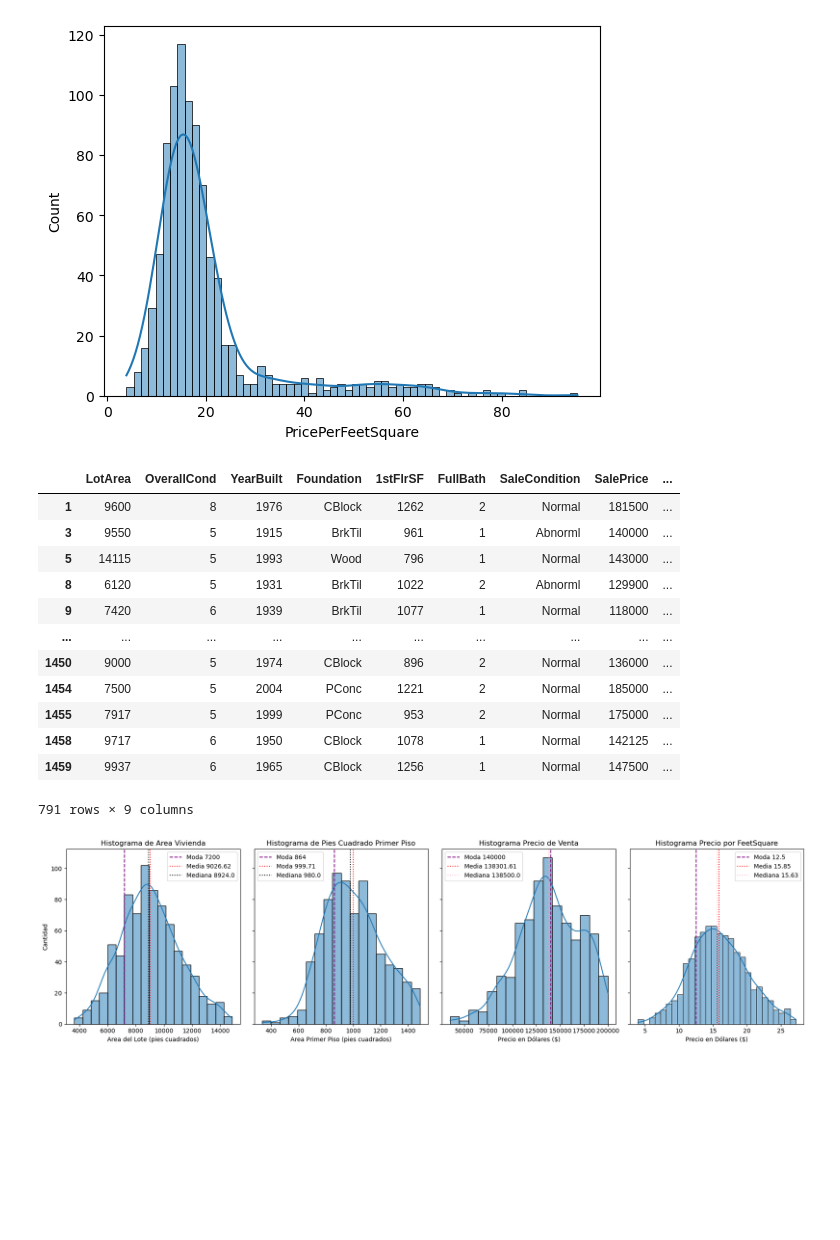
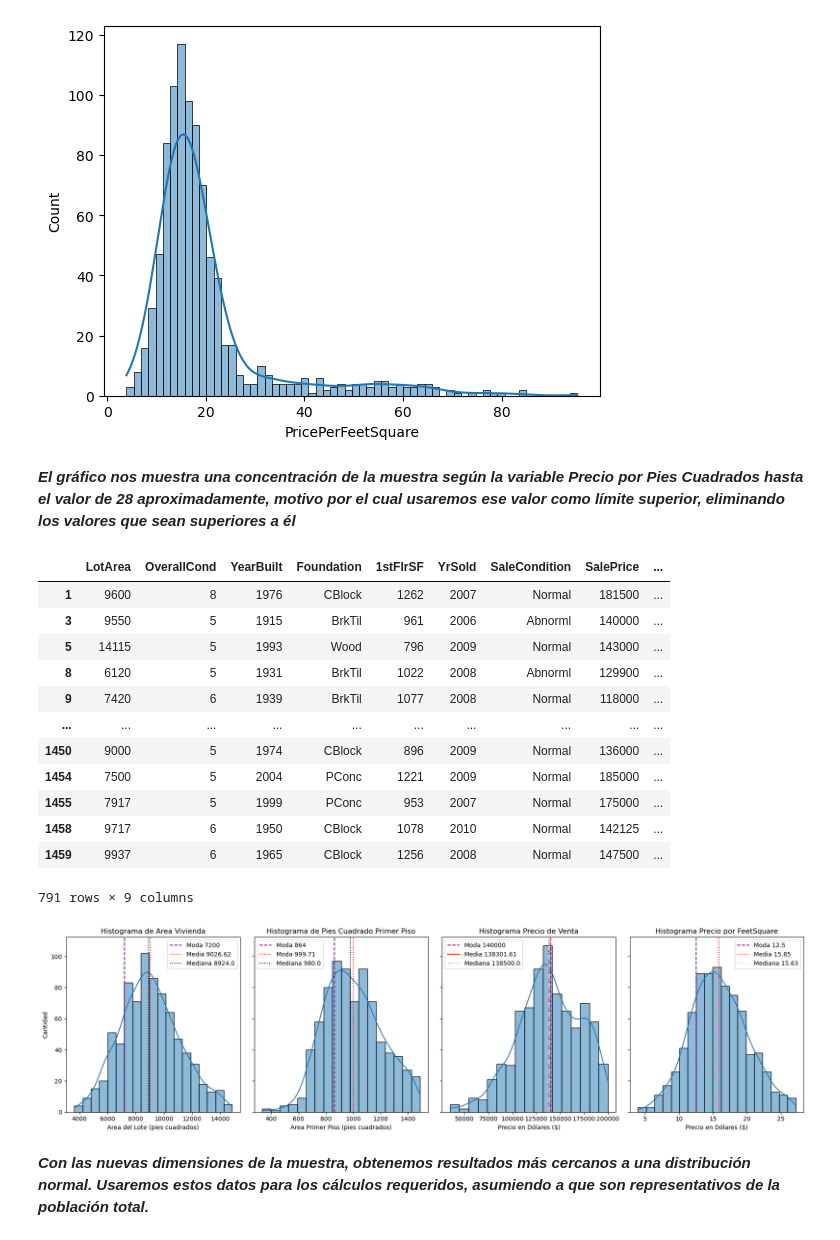
Before and after one commit to fidebravo/Modulo4, a Jupyter notebook: ABpro4_Ide.ipynb, the cells around one changed output. Saved outputs shown, nothing was run; the diff lists cells and outputs as text; code cells hidden in the pictures; blank space fills up the shorter version.

```diff
--- a/ABpro4_Ide.ipynb
+++ b/ABpro4_Ide.ipynb
@@ -37,10 +37,10 @@ df_house
 # %% [markdown]
 ***Con la previsualización del df podemos notar que existen pocas columnas con datos numéricos que podemos trabajar de manera estadística motivo por el cual haremos una mayor limpieza de las variables eligiendo solo 8 de ellas, las cuales para este análisis debieran resultar más útiles***
 # %%
-elegidas = ['LotArea', 'OverallCond', 'YearBuilt', 'Foundation', '1stFlrSF', 'FullBath', 'SaleCondition', 'SalePrice']
+elegidas = ['LotArea', 'OverallCond', 'YearBuilt', 'Foundation', '1stFlrSF', 'SaleCondition', 'SalePrice', 'YrSold']
 
 columnas_a_eliminar = [col for col in df_house.columns if col not in elegidas]
 df_elegido = df_house.drop(columns=columnas_a_eliminar)
 
-df_elegido.describe()
+df_elegido
 # %% [output]
@@ -215,6 +235,8 @@ sns.histplot(data=df_elegido_elegido, x='PricePerFeetSquare', kde=True)
 plt.show()
 # %% [output]
 [figure]
+# %% [markdown]
+***El gráfico nos muestra una concentración de la muestra según la variable Precio por Pies Cuadrados hasta el valor de 28 aproximadamente, motivo por el cual usaremos ese valor como límite superior, eliminando los valores que sean superiores a él***
 # %%
 df_super_elegido = df_elegido_elegido[df_elegido_elegido['PricePerFeetSquare'] < 28]
 
@@ -235,18 +257,18 @@ mediana_ppfs = round(df_super_elegido['PricePerFeetSquare'].median(), 2)    # 16
 
 df_super_elegido
 # %% [output]
-|  | LotArea | OverallCond | YearBuilt | Foundation | 1stFlrSF | FullBath | SaleCondition | SalePrice | ... |
-| 1 | 9600 | 8 | 1976 | CBlock | 1262 | 2 | Normal | 181500 | ... |
-| 3 | 9550 | 5 | 1915 | BrkTil | 961 | 1 | Abnorml | 140000 | ... |
-| 5 | 14115 | 5 | 1993 | Wood | 796 | 1 | Normal | 143000 | ... |
-| 8 | 6120 | 5 | 1931 | BrkTil | 1022 | 2 | Abnorml | 129900 | ... |
-| 9 | 7420 | 6 | 1939 | BrkTil | 1077 | 1 | Normal | 118000 | ... |
+|  | LotArea | OverallCond | YearBuilt | Foundation | 1stFlrSF | YrSold | SaleCondition | SalePrice | ... |
+| 1 | 9600 | 8 | 1976 | CBlock | 1262 | 2007 | Normal | 181500 | ... |
+| 3 | 9550 | 5 | 1915 | BrkTil | 961 | 2006 | Abnorml | 140000 | ... |
+| 5 | 14115 | 5 | 1993 | Wood | 796 | 2009 | Normal | 143000 | ... |
+| 8 | 6120 | 5 | 1931 | BrkTil | 1022 | 2008 | Abnorml | 129900 | ... |
+| 9 | 7420 | 6 | 1939 | BrkTil | 1077 | 2008 | Normal | 118000 | ... |
 | ... | ... | ... | ... | ... | ... | ... | ... | ... | ... |
-| 1450 | 9000 | 5 | 1974 | CBlock | 896 | 2 | Normal | 136000 | ... |
-| 1454 | 7500 | 5 | 2004 | PConc | 1221 | 2 | Normal | 185000 | ... |
-| 1455 | 7917 | 5 | 1999 | PConc | 953 | 2 | Normal | 175000 | ... |
-| 1458 | 9717 | 6 | 1950 | CBlock | 1078 | 1 | Normal | 142125 | ... |
-| 1459 | 9937 | 6 | 1965 | CBlock | 1256 | 1 | Normal | 147500 | ... |
+| 1450 | 9000 | 5 | 1974 | CBlock | 896 | 2009 | Normal | 136000 | ... |
+| 1454 | 7500 | 5 | 2004 | PConc | 1221 | 2009 | Normal | 185000 | ... |
+| 1455 | 7917 | 5 | 1999 | PConc | 953 | 2007 | Normal | 175000 | ... |
+| 1458 | 9717 | 6 | 1950 | CBlock | 1078 | 2010 | Normal | 142125 | ... |
+| 1459 | 9937 | 6 | 1965 | CBlock | 1256 | 2008 | Normal | 147500 | ... |
 791 rows × 9 columns
 # %%
 fig, axes = plt.subplots(1, 4, figsize=(18, 5), sharey=True)
@@ -258,34 +280,36 @@ axes[0].set_ylabel('Cantidad')
 axes[0].set_xlabel('Area del Lote (pies cuadrados)')
 axes[0].axvline(moda_area_lote,  color="purple", linestyle="--", label=f'Moda {moda_area_lote}')
 axes[0].axvline(media_area_lote,  color="red", linestyle=":", label=f'Media {media_area_lote}')
 axes[0].axvline(mediana_area_lote,  color="black", linestyle=":", label=f'Mediana {mediana_area_lote}')
 axes[0].legend()
 # Histograma para Feature2
 sns.histplot(ax=axes[1], data=df_super_elegido, x='1stFlrSF', kde=True)
 axes[1].set_title('Histograma de Pies Cuadrado Primer Piso')
 axes[1].set_xlabel('Area Primer Piso (pies cuadrados)')
 axes[1].axvline(moda_area_1_piso,  color="purple", linestyle="--", label=f'Moda {moda_area_1_piso}')
 axes[1].axvline(media_area_1_piso,  color="red", linestyle=":", label=f'Moda {media_area_1_piso}')
 axes[1].axvline(mediana_area_1_piso,  color="black", linestyle=":", label=f'Mediana {mediana_area_1_piso}')
 axes[1].legend()
 
 sns.histplot(ax=axes[2], data=df_super_elegido, x='SalePrice', kde=True)
 axes[2].set_title('Histograma Precio de Venta')
 axes[2].set_xlabel('Precio en Dólares ($)')
 axes[2].axvline(moda_precio_venta,  color="purple", linestyle="--", label=f'Moda {moda_precio_venta}')
-axes[2].axvline(media_precio_venta,  color="red", linestyle=":", label=f'Media {media_precio_venta}')
-axes[2].axvline(mediana_precio_venta,  color="pink", linestyle=":", label=f'Mediana {mediana_precio_venta}')
+axes[2].axvline(media_precio_venta,  color="red", linestyle="-", label=f'Media {media_precio_venta}')
+axes[2].axvline(mediana_precio_venta,  color="pink", linestyle="-.", label=f'Mediana {mediana_precio_venta}')
 axes[2].legend()
 
-sns.histplot(ax=axes[3], data=df_super_elegido, x='PricePerFeetSquare', bins=28, kde=True)
+sns.histplot(ax=axes[3], data=df_super_elegido, x='PricePerFeetSquare', kde=True)
 axes[3].set_title('Histograma Precio por FeetSquare')
 axes[3].set_xlabel('Precio en Dólares ($)')
 axes[3].axvline(moda_ppfs,  color="purple", linestyle="--", label=f'Moda {moda_ppfs}')
 axes[3].axvline(media_ppfs,  color="red", linestyle=":", label=f'Media {media_ppfs}')
 axes[3].axvline(mediana_ppfs,  color="pink", linestyle=":", label=f'Mediana {mediana_ppfs}')
 axes[3].legend()
 
 plt.tight_layout()
 plt.show()
 # %% [output]
-[figure, old version]
+[figure, new version]
+# %% [markdown]
+***Con las nuevas dimensiones de la muestra, obtenemos resultados más cercanos a una distribución normal.  Usaremos estos datos para los cálculos requeridos, asumiendo a que son representativos de la población total.***
```
Also changed, not shown: parts of 13 cells of this notebook.
